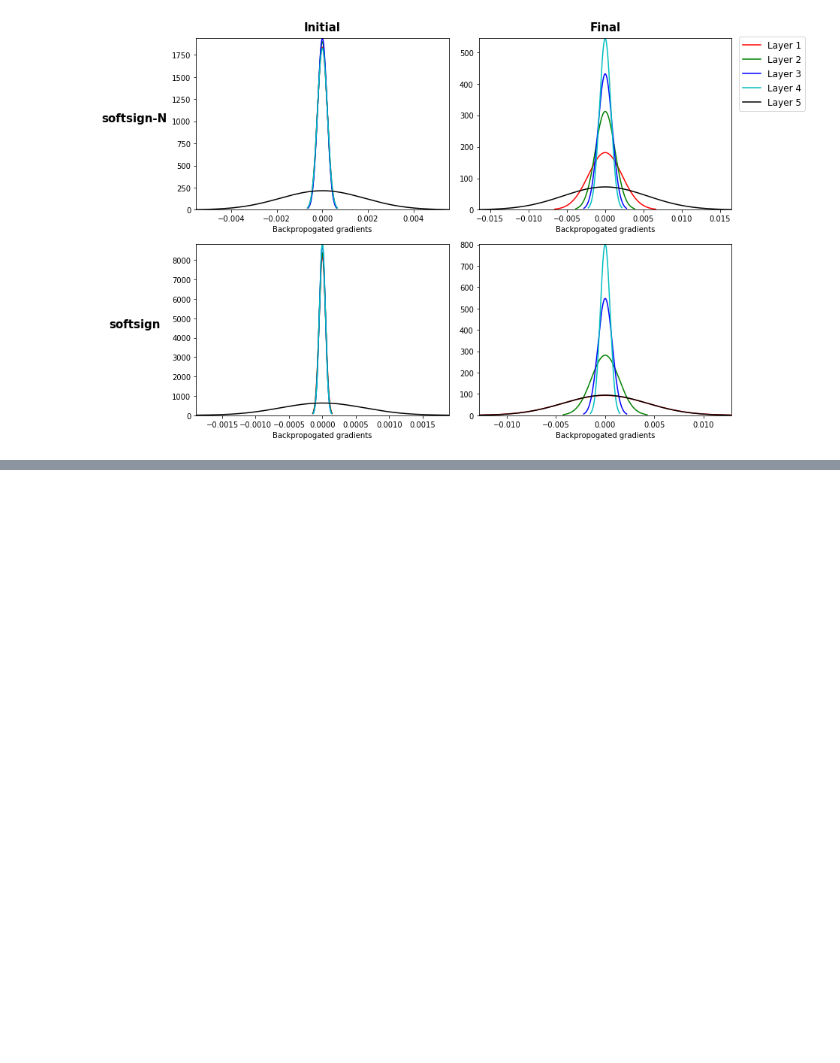
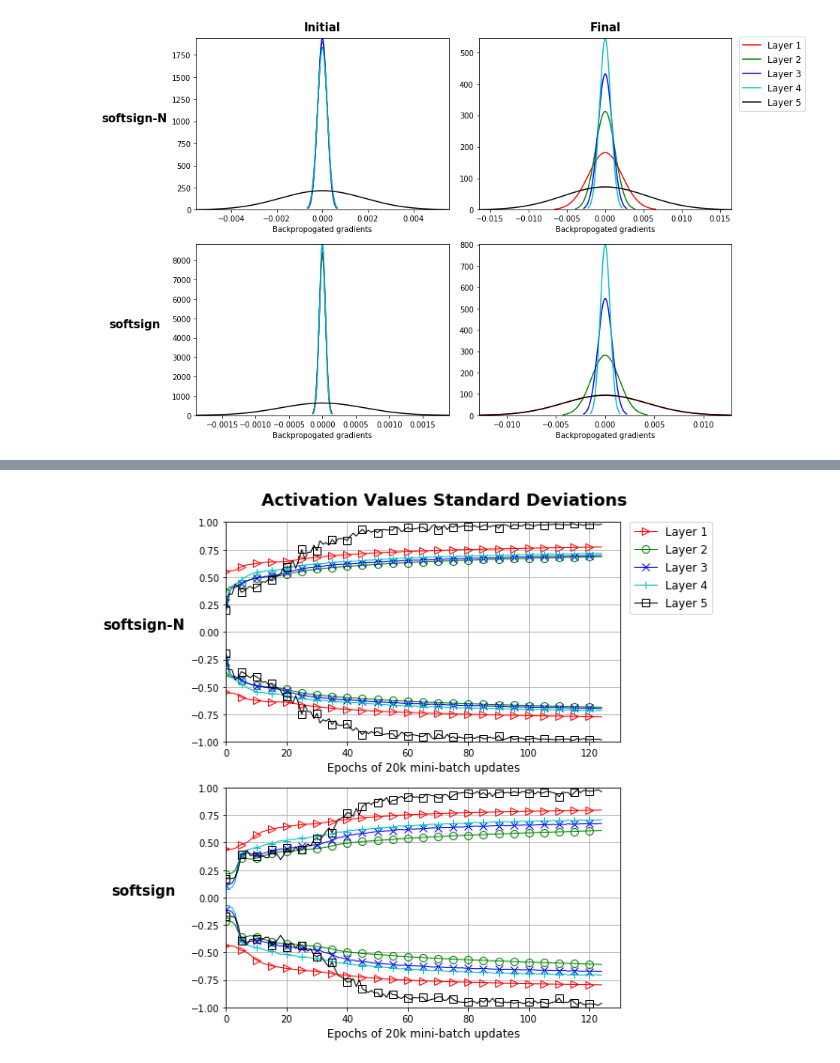
Before and after one commit to MokoSan/XavierInitializationExperiments, a Jupyter notebook: src/visualization/ActivationStudy.ipynb, the cells around one changed output, grey strips where cells are left out. Cells and saved outputs as stored; diff of their text form; code cells hidden in the pictures; blank space fills up the shorter version.

```diff
--- a/src/visualization/ActivationStudy.ipynb
+++ b/src/visualization/ActivationStudy.ipynb
@@ -194,0 +190,45 @@ plot_marker(filename, marker_type='std', percentile=None, join=False)
+# %%
+import os
+
+
+fig, axes = plt.subplots(2, 1, figsize=(8, 8))
+
+counter = 0
+
+for i in ['softsign']:
+
+    for N in ['N', 'notN']:
+
+        for l in [1]:
+
+            for f in ['activations']:
+
+                filename = 'logs/shapeset-' + i + '-' + N + '-' + str(l) + '-history-' + f + '.h5'
+
+                fname = os.path.join(os.path.dirname(os.getcwd()), filename)
+
+                L = plot_marker(fname, marker_type='percentile', percentile=98, join=False, ax=axes.flat[counter])
+
+                if counter==0:
+                    #L.set_title('Initial', fontsize=15, weight='bold', pad=10)
+                    L.set_ylabel(i + '-' + N, fontsize=15, weight='bold', rotation=0, labelpad=50)
+
+
+                if counter==1:
+                    #L.set_title('Final', fontsize=15, weight='bold', pad=10)
+                    L.set_ylabel(i, fontsize=15, weight='bold', rotation=0, labelpad=50)
+
+
+                if counter==2:
+
+                    L.set_ylabel(i, fontsize=15, weight='bold', rotation=0, labelpad=50)
+
+                counter += 1
+
+fig.legend(*L.get_legend_handles_labels(), loc='upper right', bbox_to_anchor=(1.15,0.98), fontsize=12);
+fig.tight_layout()
+fig.suptitle('Activation Values Standard Deviations', fontsize=18, weight='bold', y=1.03,x=0.65);
+
+#fig.savefig('softsign_grads.png', bbox_inches='tight', format='png')
+# %% [output]
+[figure, added]
```
Also changed, not shown: parts of 3 cells of this notebook.
